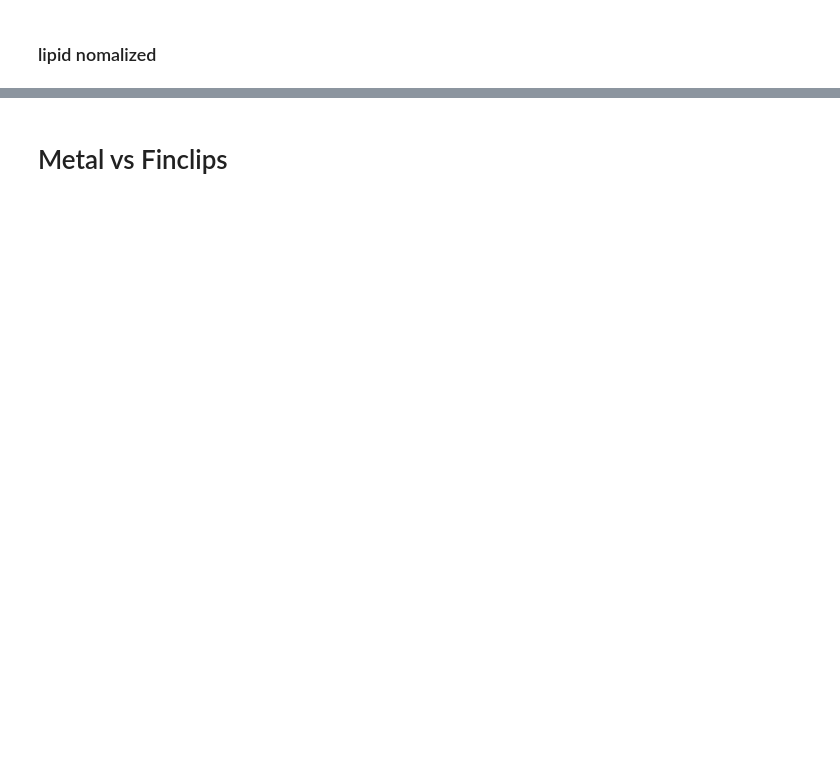
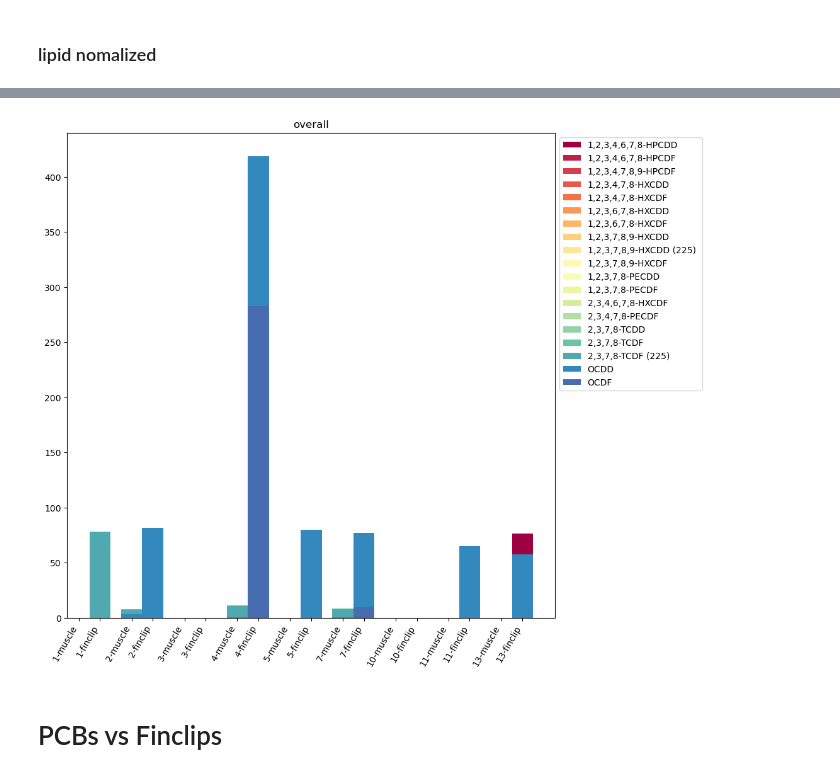
Before and after one commit to amirmtaghizadegan/Sturgeon, a Jupyter notebook: finclips.ipynb, the cells around one changed output, grey strips where cells are left out. Saved outputs shown, nothing was run; the diff lists cells and outputs as text; code cells hidden in the pictures; blank space fills up the shorter version.

Commit message:
PCBMuscleFinclip

```diff
--- a/finclips.ipynb
+++ b/finclips.ipynb
@@ -130,22 +224,24 @@ for r in t["CLIENT_ID"].unique():
 # %%
 t= lipid_table
 x = np.arange(len(t.columns[2:]))*2
 width = 0.8
 plt.figure(facecolor='white', figsize=(10, 10))
-plt.xticks(np.r_[x+(width/2), x-(width/2)], np.r_[t.columns[2:]+"-finclip", t.columns[2:]+"-muscle"], rotation = 60)
+plt.xticks(np.r_[x+(width/2), x-(width/2)], np.r_[t.columns[2:]+"-finclip", t.columns[2:]+"-muscle"], rotation = 60, ha = 'right')
 cmap = plt.get_cmap('Spectral')
 z_c = len(t['CLIENT_ID'].unique())
 for i, r in enumerate(t["CLIENT_ID"].unique()):
     color = cmap(i/z_c)
     temp = t.loc[(t.CLIENT_ID == r) & (t.tag == "muscle"), t.columns[2:]]
     y = temp.to_numpy("float")[0]
     plt.bar(x - (width/2),y, width=width, color = color)
 
     temp = t.loc[(t.CLIENT_ID == r) & (t.tag == "finclip"), temp.columns]
     y = temp.to_numpy("float")[0]
     plt.bar(x + width/2, y, width=width, label = f"{r}", color = color)
 
     plt.title('overall')
     plt.legend(bbox_to_anchor = (1, 1))
+# %% [output]
+[figure, added]
 # %% [markdown]
-# Metal vs Finclips
+# PCBs vs Finclips
```
Also changed, not shown: parts of 7 cells of this notebook, 1 other file.
